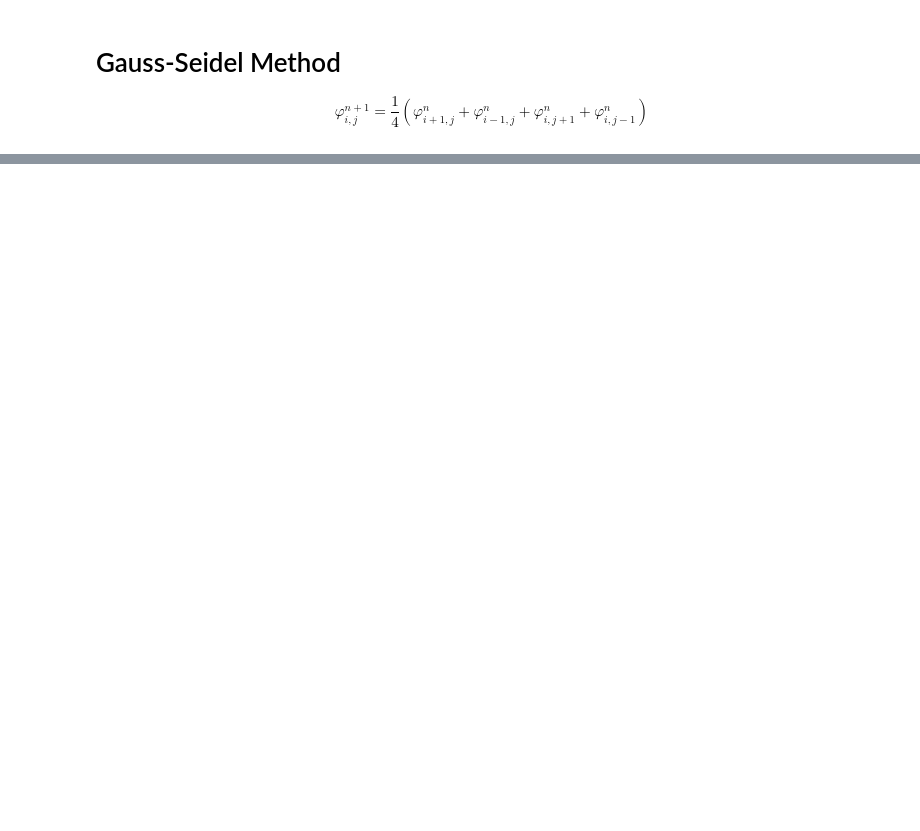
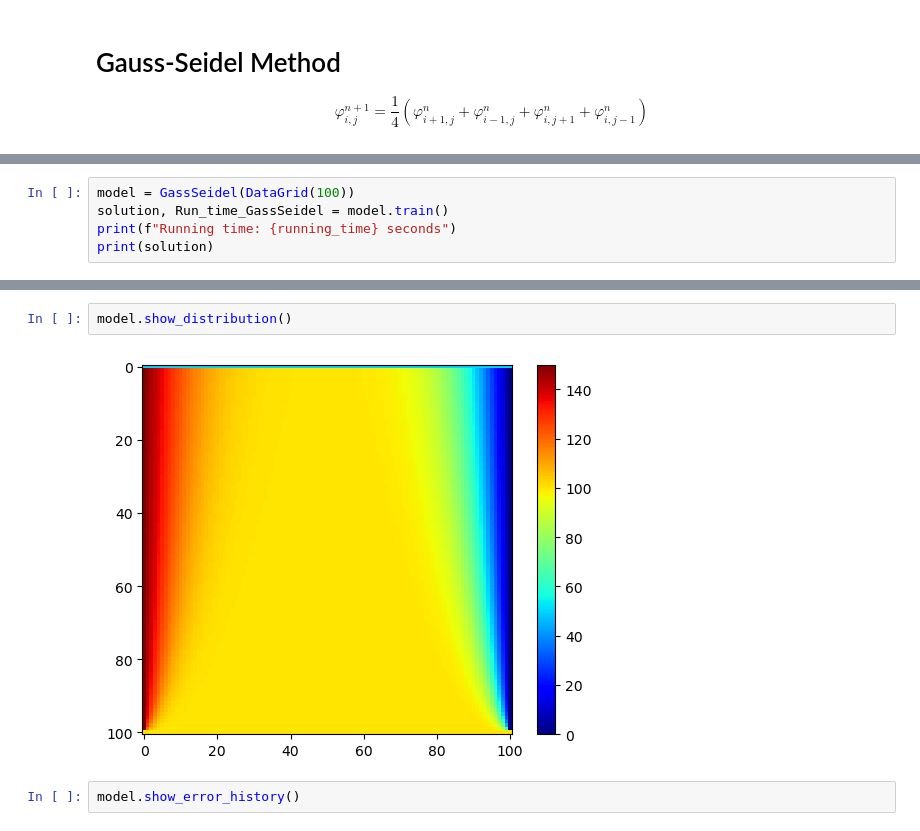
Before and after one commit to sungchol3/Numerical_Method_solving_laplace_equations, a Jupyter notebook: numerical_method_laplace_eq.ipynb, the cells around one changed output, grey strips where cells are left out. Drawn from its saved outputs; the diff is of its cells as text; blank space fills up the shorter version.

Commit message:
Add Gauss-Seidel Method

```diff
--- a/numerical_method_laplace_eq.ipynb
+++ b/numerical_method_laplace_eq.ipynb
@@ -76,0 +131,5 @@ $$
+# %%
+model = GassSeidel(DataGrid(100))
+solution, Run_time_GassSeidel = model.train()
+print(f"Running time: {running_time} seconds")
+print(solution)
@@ -76,0 +151,6 @@ $$
+# %%
+model.show_distribution()
+# %% [output]
+[figure, added]
+# %%
+model.show_error_history()
```
Also changed, not shown: parts of 6 cells of this notebook.
